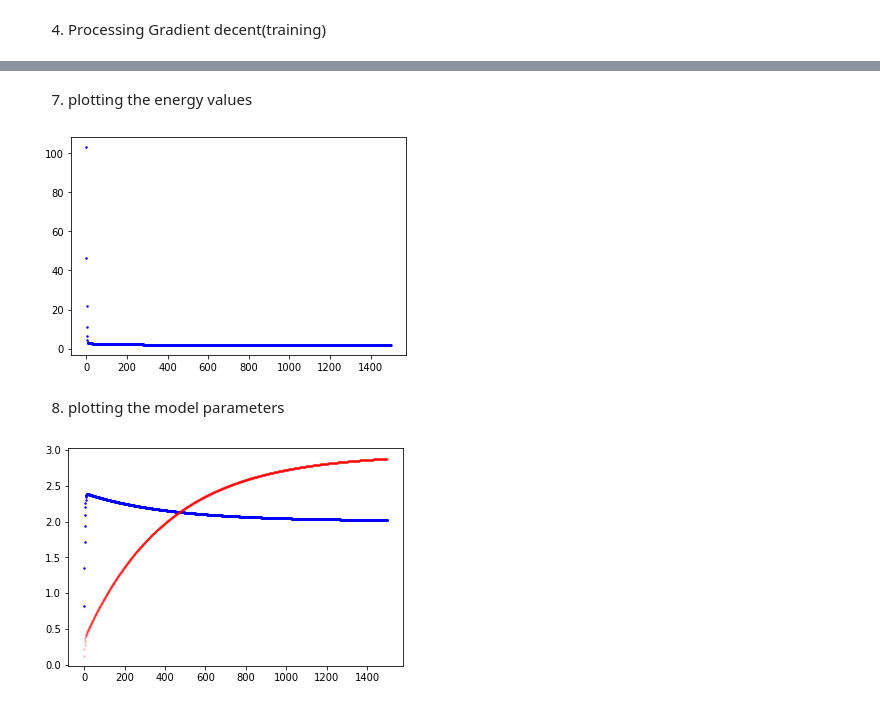
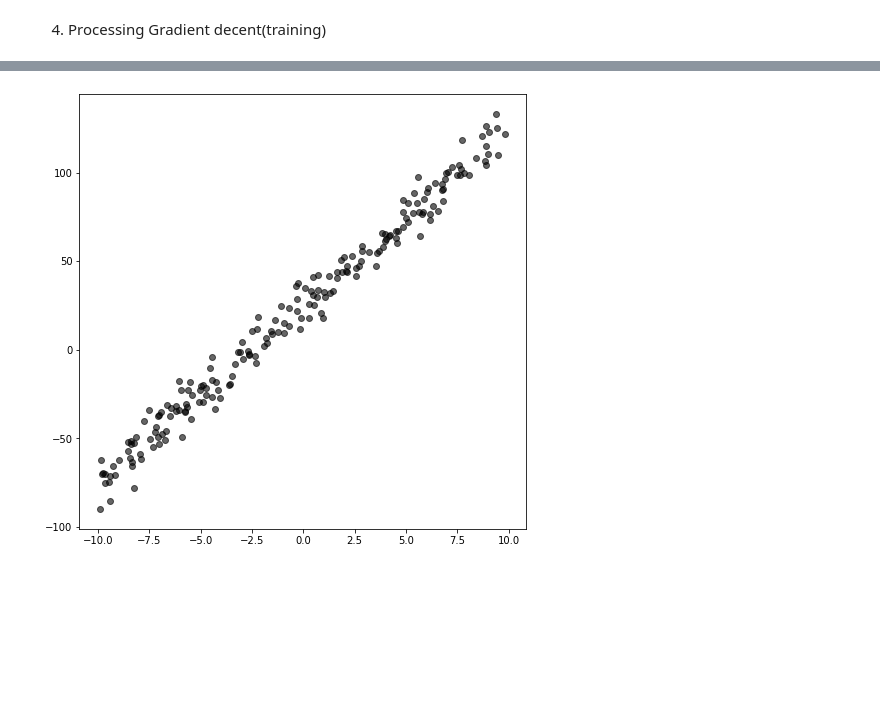
Before and after one commit to wseungjin/class-MachineLearning, a Jupyter notebook: 03/assignment03.ipynb, the cells around one changed output, grey strips where cells are left out. Drawn from its saved outputs; the diff is of its cells as text; code cells hidden in the pictures; blank space fills up the shorter version.

```diff
--- a/03/assignment03.ipynb
+++ b/03/assignment03.ipynb
@@ -133,15 +63,6 @@ plt.show()
-# %% [markdown]
-7. plotting the energy values
-# %%
-plt.scatter(x_epoch,loss_Array ,c="b",s=2)#loss
-plt.show()
-# %% [output]
-[figure, removed]
-# %% [markdown]
-8. plotting the model parameters
-# %%
-plt.scatter(x_epoch,W_Array ,c="b",s=2)#theta 1
-plt.scatter(x_epoch,B_Array ,c="r",s=2,alpha=0.2 )#theta 0
-plt.show()
-# %% [output]
-[figure, removed]
+# %%
+plt.figure(figsize=(8, 8))
+plt.scatter(x_data, y_data,alpha=0.6, c="black")
+plt.show()
+# %% [output]
+[figure, added]
```
Also changed, not shown: parts of 20 cells of this notebook.
